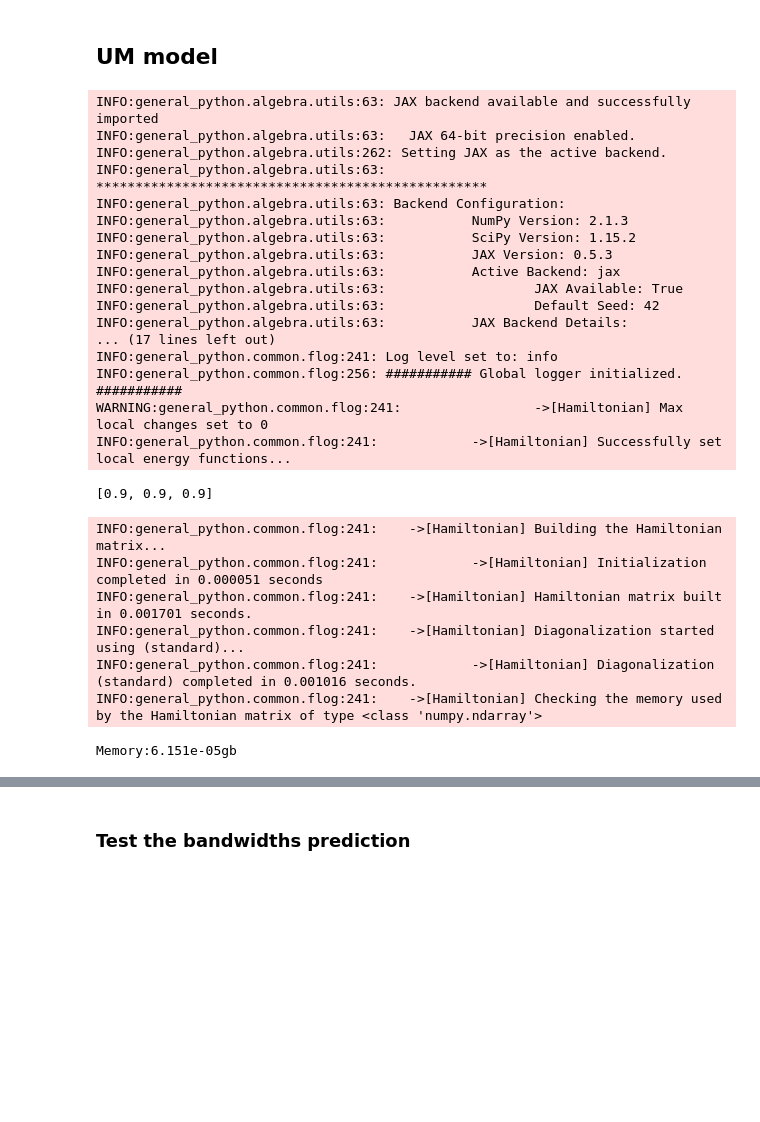
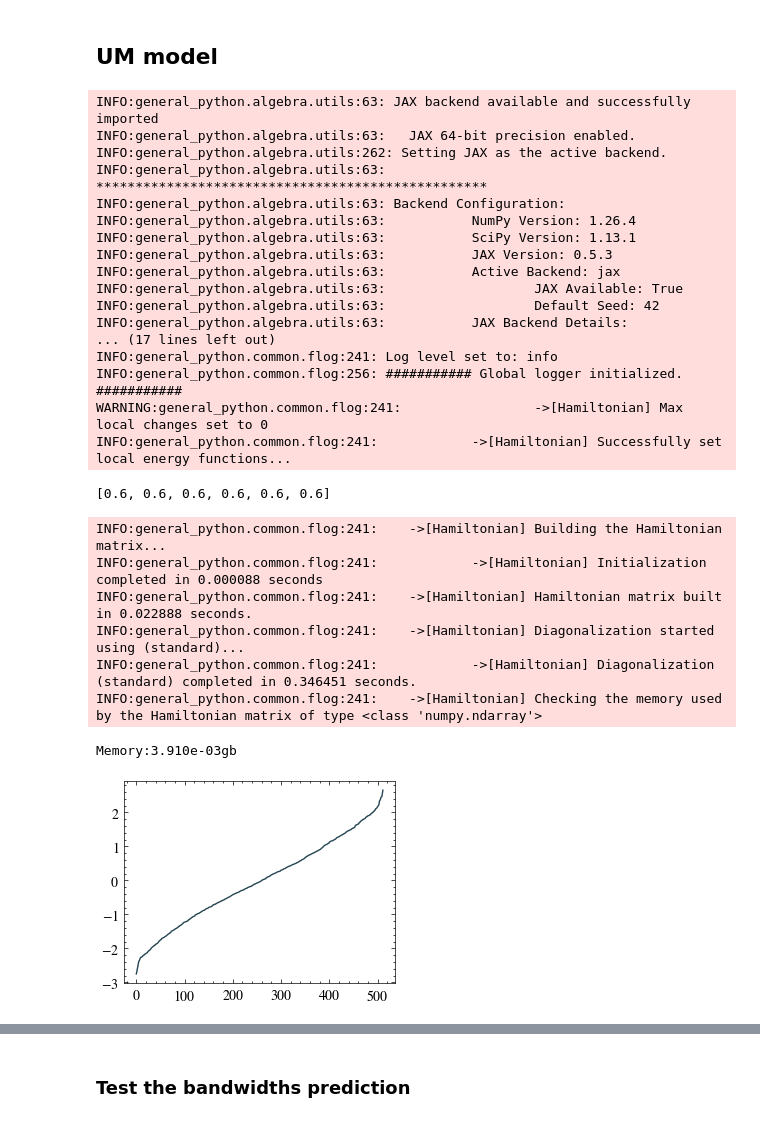
Before and after one commit to makskliczkowski/QuantumEigenSolver, a Jupyter notebook: Python/QES/tests.ipynb, the cells around one changed output, grey strips where cells are left out. Drawn from its saved outputs; the diff is of its cells as text; code cells hidden in the pictures; blank space fills up the shorter version.

```diff
--- a/Python/QES/tests.ipynb
+++ b/Python/QES/tests.ipynb
@@ -776,8 +443,8 @@ Maximum value: 5.2
 # %%
 from Algebra.Model.Interacting.Spin.ultrametric import UltrametricModel
 backend = 'np'
-hamil   = UltrametricModel(ns=6, hilbert_space=None, n=3, J=1,
-                        alphas=0.9, backend=backend, dtype='float64')
+hamil   = UltrametricModel(ns=9, hilbert_space=None, n=3, J=1, seed=124,
+                        alphas=0.6, backend=backend, dtype='float64')
 hamil.alphas
 # %% [output]
 INFO:general_python.algebra.utils:63: JAX backend available and successfully imported
@@ -785,8 +452,8 @@ INFO:general_python.algebra.utils:63:   JAX 64-bit precision enabled.
 INFO:general_python.algebra.utils:262: Setting JAX as the active backend.
 INFO:general_python.algebra.utils:63: **************************************************
 INFO:general_python.algebra.utils:63: Backend Configuration:
-INFO:general_python.algebra.utils:63:           NumPy Version: 2.1.3
-INFO:general_python.algebra.utils:63:           SciPy Version: 1.15.2
+INFO:general_python.algebra.utils:63:           NumPy Version: 1.26.4
+INFO:general_python.algebra.utils:63:           SciPy Version: 1.13.1
 INFO:general_python.algebra.utils:63:           JAX Version: 0.5.3
 INFO:general_python.algebra.utils:63:           Active Backend: jax
 INFO:general_python.algebra.utils:63:                   JAX Available: True
@@ -797,18 +464,27 @@ INFO:general_python.common.flog:241: Log level set to: info
 INFO:general_python.common.flog:256: ########### Global logger initialized. ###########
 WARNING:general_python.common.flog:241:                 ->[Hamiltonian] Max local changes set to 0
 INFO:general_python.common.flog:241:            ->[Hamiltonian] Successfully set local energy functions...
-[0.9, 0.9, 0.9]
+[0.6, 0.6, 0.6, 0.6, 0.6, 0.6]
 # %%
-hamil.build(verbose=True, use_numpy=True)
-hamil.diagonalize(verbose=True)
-print(f"Memory:{hamil.memory_gb:.3e}gb")
+import matplotlib.pyplot as plt
+energies = []
+for i in range(1):
+    hamil.build(verbose=True, use_numpy=True)
+    hamil.diagonalize(verbose=True)
+    print(f"Memory:{hamil.memory_gb:.3e}gb")
+    energies.append(hamil.eig_val)
 # %% [output]
 INFO:general_python.common.flog:241:    ->[Hamiltonian] Building the Hamiltonian matrix...
-INFO:general_python.common.flog:241:            ->[Hamiltonian] Initialization completed in 0.000051 seconds
-INFO:general_python.common.flog:241:    ->[Hamiltonian] Hamiltonian matrix built in 0.001701 seconds.
+INFO:general_python.common.flog:241:            ->[Hamiltonian] Initialization completed in 0.000088 seconds
+INFO:general_python.common.flog:241:    ->[Hamiltonian] Hamiltonian matrix built in 0.022888 seconds.
 INFO:general_python.common.flog:241:    ->[Hamiltonian] Diagonalization started using (standard)...
-INFO:general_python.common.flog:241:            ->[Hamiltonian] Diagonalization (standard) completed in 0.001016 seconds.
+INFO:general_python.common.flog:241:            ->[Hamiltonian] Diagonalization (standard) completed in 0.346451 seconds.
 INFO:general_python.common.flog:241:    ->[Hamiltonian] Checking the memory used by the Hamiltonian matrix of type <class 'numpy.ndarray'>
-Memory:6.151e-05gb
+Memory:3.910e-03gb
+# %%
+for i in range(len(energies)):
+    plt.plot(energies[i], label=f"Run {i+1}")
+# %% [output]
+[figure, added]
 # %%
 import matplotlib.pyplot as plt
```
Also changed, not shown: parts of 128 cells of this notebook, 4 other files.
